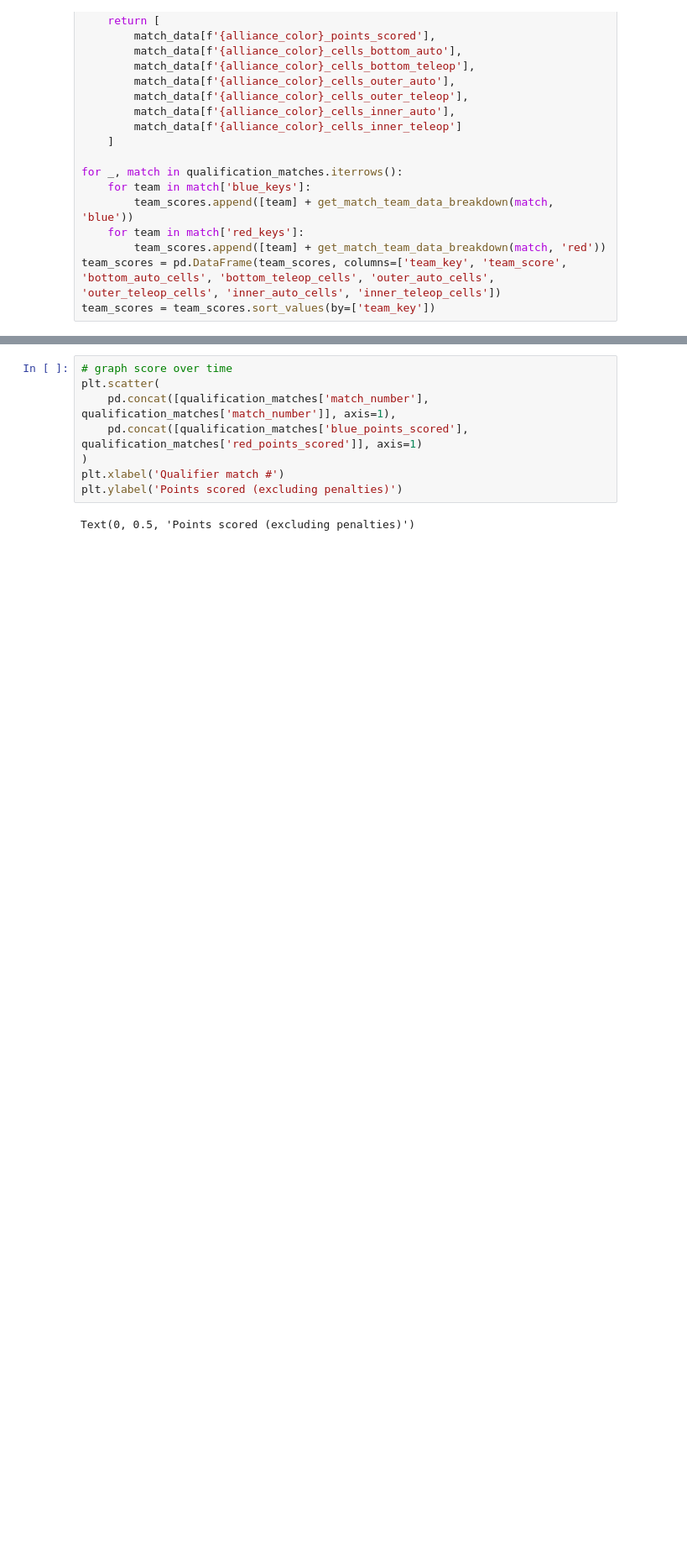
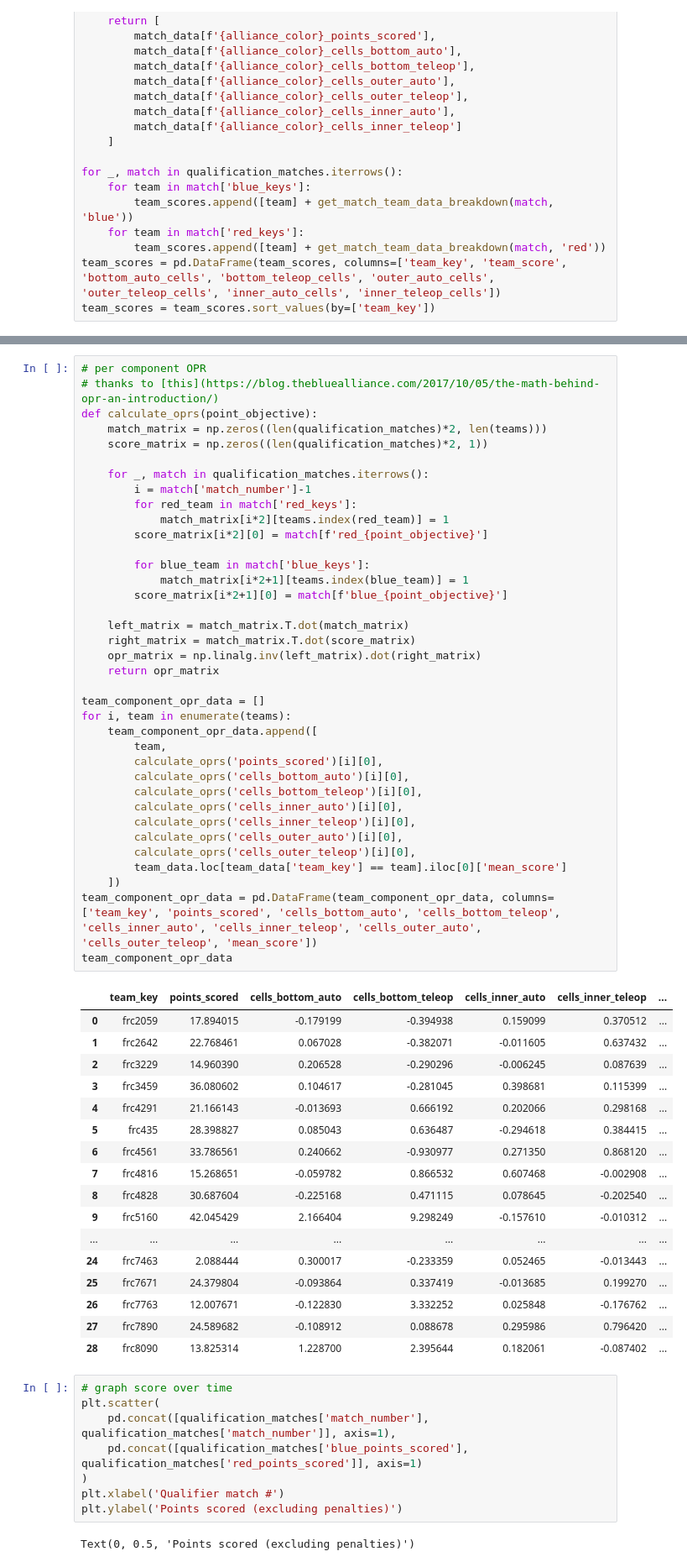
Before and after one commit to morzack/Sakurajima-Scouting, a Jupyter notebook: 2020-ncwak.ipynb, the cells around one changed output, grey strips where cells are left out. Shown at 84% size. Saved outputs shown, nothing was run; the diff lists cells and outputs as text; blank space fills up the shorter version.

```diff
--- a/2020-ncwak.ipynb
+++ b/2020-ncwak.ipynb
@@ -140,6 +140,61 @@ team_data.sort_values(by=['mean_score'])
 | 20 | frc6502 | 53.049022 | 82.166667 | 0.000000 | 0.500000 | 3.500000 | ... |
 | 11 | frc5511 | 50.174878 | 83.500000 | 0.166667 | 2.583333 | 1.750000 | ... |
 | 9 | frc5160 | 50.786543 | 85.000000 | 2.333333 | 9.916667 | 0.916667 | ... |
+# %%
+# per component OPR
+# thanks to [this](https://blog.thebluealliance.com/2017/10/05/the-math-behind-opr-an-introduction/)
+def calculate_oprs(point_objective):
+    match_matrix = np.zeros((len(qualification_matches)*2, len(teams)))
+    score_matrix = np.zeros((len(qualification_matches)*2, 1))
+
+    for _, match in qualification_matches.iterrows():
+        i = match['match_number']-1
+        for red_team in match['red_keys']:
+            match_matrix[i*2][teams.index(red_team)] = 1
+        score_matrix[i*2][0] = match[f'red_{point_objective}']
+
+        for blue_team in match['blue_keys']:
+            match_matrix[i*2+1][teams.index(blue_team)] = 1
+        score_matrix[i*2+1][0] = match[f'blue_{point_objective}']
+
+    left_matrix = match_matrix.T.dot(match_matrix)
+    right_matrix = match_matrix.T.dot(score_matrix)
+    opr_matrix = np.linalg.inv(left_matrix).dot(right_matrix)
+    return opr_matrix
+
+team_component_opr_data = []
+for i, team in enumerate(teams):
+    team_component_opr_data.append([
+        team,
+        calculate_oprs('points_scored')[i][0],
+        calculate_oprs('cells_bottom_auto')[i][0],
+        calculate_oprs('cells_bottom_teleop')[i][0],
+        calculate_oprs('cells_inner_auto')[i][0],
+        calculate_oprs('cells_inner_teleop')[i][0],
+        calculate_oprs('cells_outer_auto')[i][0],
+        calculate_oprs('cells_outer_teleop')[i][0],
+        team_data.loc[team_data['team_key'] == team].iloc[0]['mean_score']
+    ])
+team_component_opr_data = pd.DataFrame(team_component_opr_data, columns=['team_key', 'points_scored', 'cells_bottom_auto', 'cells_bottom_teleop', 'cells_inner_auto', 'cells_inner_teleop', 'cells_outer_auto', 'cells_outer_teleop', 'mean_score'])
+team_component_opr_data
+# %% [output]
+|  | team_key | points_scored | cells_bottom_auto | cells_bottom_teleop | cells_inner_auto | cells_inner_teleop | ... |
+| 0 | frc2059 | 17.894015 | -0.179199 | -0.394938 | 0.159099 | 0.370512 | ... |
+| 1 | frc2642 | 22.768461 | 0.067028 | -0.382071 | -0.011605 | 0.637432 | ... |
+| 2 | frc3229 | 14.960390 | 0.206528 | -0.290296 | -0.006245 | 0.087639 | ... |
+| 3 | frc3459 | 36.080602 | 0.104617 | -0.281045 | 0.398681 | 0.115399 | ... |
+| 4 | frc4291 | 21.166143 | -0.013693 | 0.666192 | 0.202066 | 0.298168 | ... |
+| 5 | frc435 | 28.398827 | 0.085043 | 0.636487 | -0.294618 | 0.384415 | ... |
+| 6 | frc4561 | 33.786561 | 0.240662 | -0.930977 | 0.271350 | 0.868120 | ... |
+| 7 | frc4816 | 15.268651 | -0.059782 | 0.866532 | 0.607468 | -0.002908 | ... |
+| 8 | frc4828 | 30.687604 | -0.225168 | 0.471115 | 0.078645 | -0.202540 | ... |
+| 9 | frc5160 | 42.045429 | 2.166404 | 9.298249 | -0.157610 | -0.010312 | ... |
+| ... | ... | ... | ... | ... | ... | ... | ... |
+| 24 | frc7463 | 2.088444 | 0.300017 | -0.233359 | 0.052465 | -0.013443 | ... |
+| 25 | frc7671 | 24.379804 | -0.093864 | 0.337419 | -0.013685 | 0.199270 | ... |
+| 26 | frc7763 | 12.007671 | -0.122830 | 3.332252 | 0.025848 | -0.176762 | ... |
+| 27 | frc7890 | 24.589682 | -0.108912 | 0.088678 | 0.295986 | 0.796420 | ... |
+| 28 | frc8090 | 13.825314 | 1.228700 | 2.395644 | 0.182061 | -0.087402 | ... |
 # %%
 # graph score over time
 plt.scatter(
```
Also changed, not shown: parts of 7 cells of this notebook.
